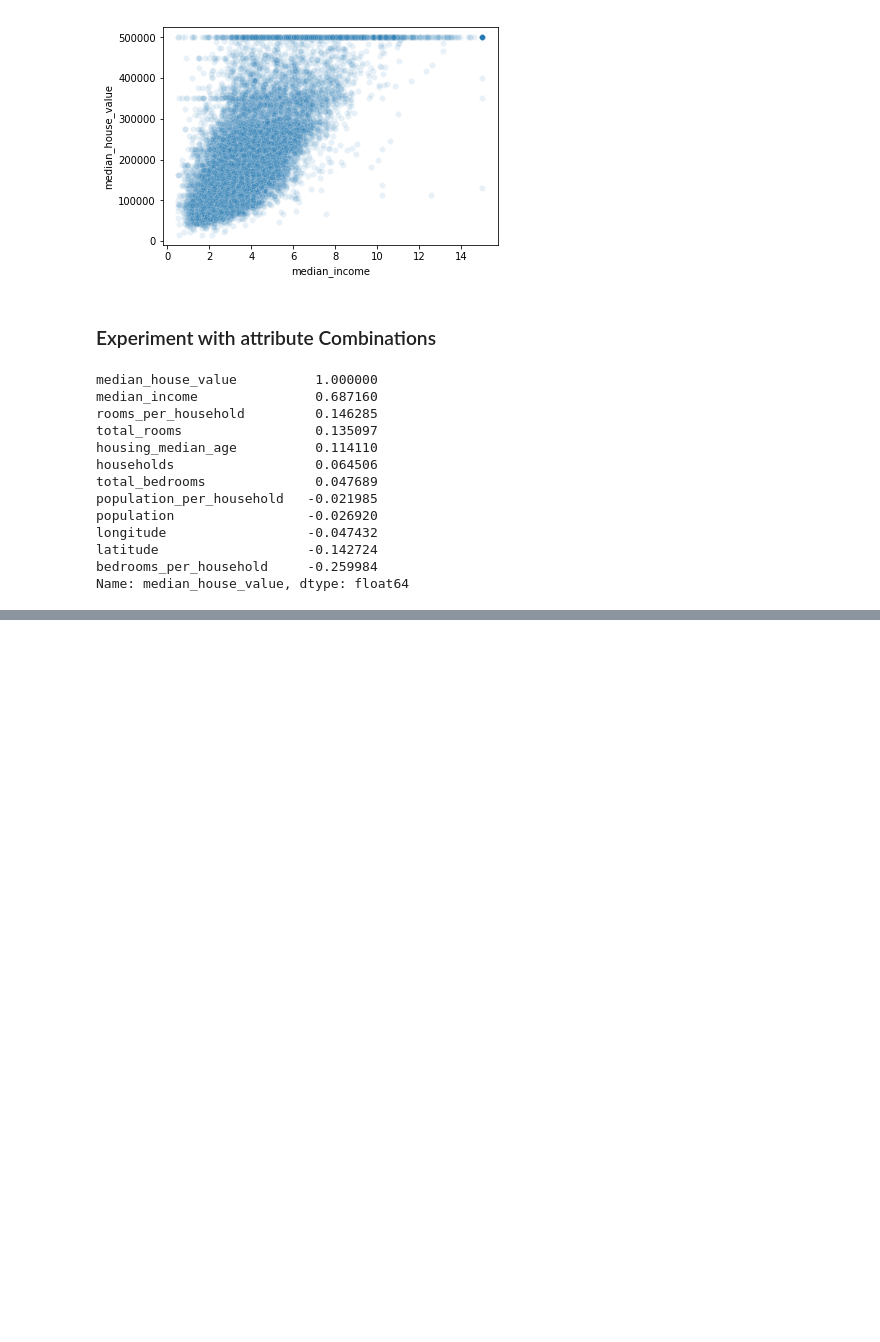
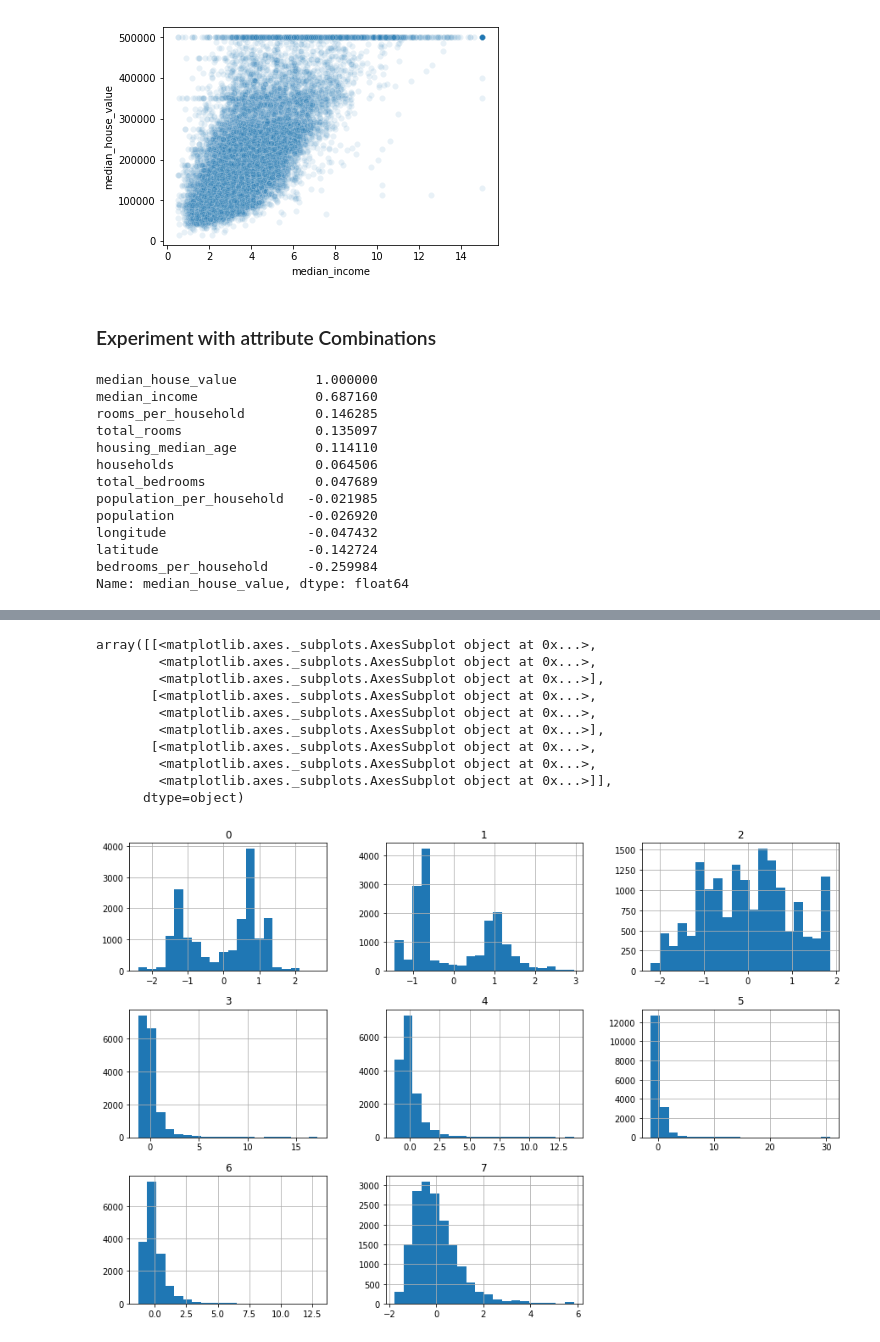
Before and after one commit to FATest/handsonML, a Jupyter notebook: handsonML-chapter2.ipynb, the cells around one changed output, grey strips where cells are left out. Saved outputs shown, nothing was run; the diff lists cells and outputs as text; code cells hidden in the pictures; blank space fills up the shorter version.

```diff
--- a/handsonML-chapter2.ipynb
+++ b/handsonML-chapter2.ipynb
@@ -296,0 +315,12 @@ Name: median_house_value, dtype: float64
+# %%
+# get clean data again
+housing = strat_train_set.drop("median_house_value", axis = 1)
+housing_labels = strat_train_set["median_house_value"].copy()
+# scikit can "impute" these values for us
+from sklearn.impute import SimpleImputer
+
+imputer = SimpleImputer(strategy = "median")
+
+# we must drop the ocean_proximity value, as the imputer only works on numerical values
+housing_num = housing.drop("ocean_proximity", axis = 1)
+imputer.fit(housing_num)
@@ -296,0 +490,19 @@ Name: median_house_value, dtype: float64
+# %%
+from sklearn.preprocessing import StandardScaler
+stdScaler = StandardScaler()
+stdh = stdScaler.fit_transform(testh)
+stdh_pd = pd.DataFrame(stdh)
+# %%
+stdh_pd.hist(bins = 20, figsize=(15,10))
+# %% [output]
+array([[<matplotlib.axes._subplots.AxesSubplot object at 0x...>,
+        <matplotlib.axes._subplots.AxesSubplot object at 0x...>,
+        <matplotlib.axes._subplots.AxesSubplot object at 0x...>],
+       [<matplotlib.axes._subplots.AxesSubplot object at 0x...>,
+        <matplotlib.axes._subplots.AxesSubplot object at 0x...>,
+        <matplotlib.axes._subplots.AxesSubplot object at 0x...>],
+       [<matplotlib.axes._subplots.AxesSubplot object at 0x...>,
+        <matplotlib.axes._subplots.AxesSubplot object at 0x...>,
+        <matplotlib.axes._subplots.AxesSubplot object at 0x...>]],
+      dtype=object)
+[figure, added]
```
Also changed, not shown: parts of 31 cells of this notebook.
